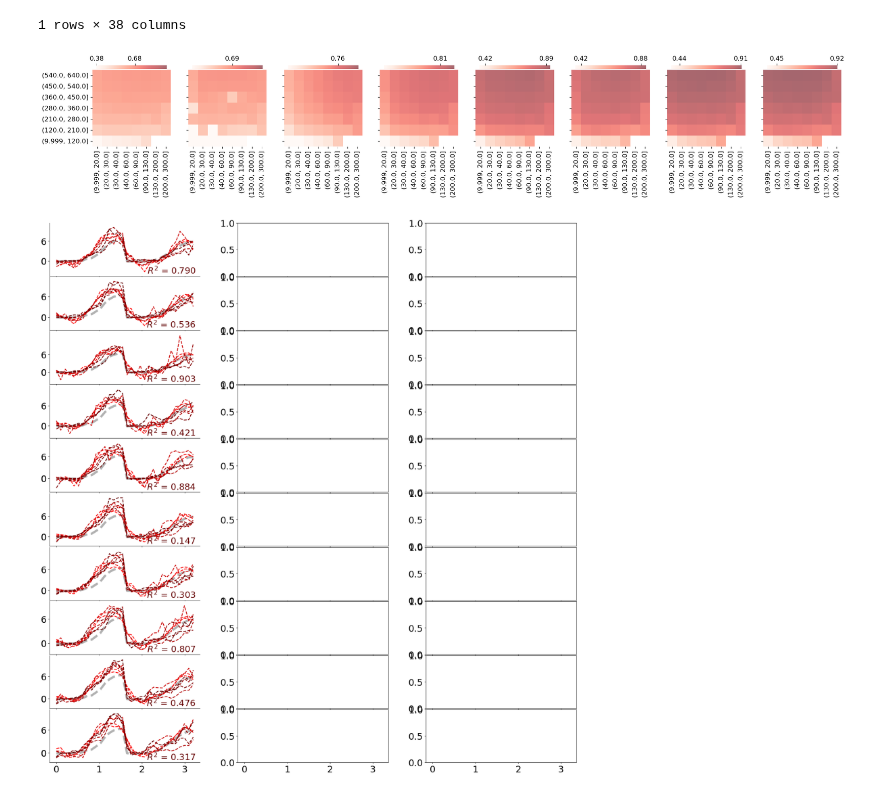
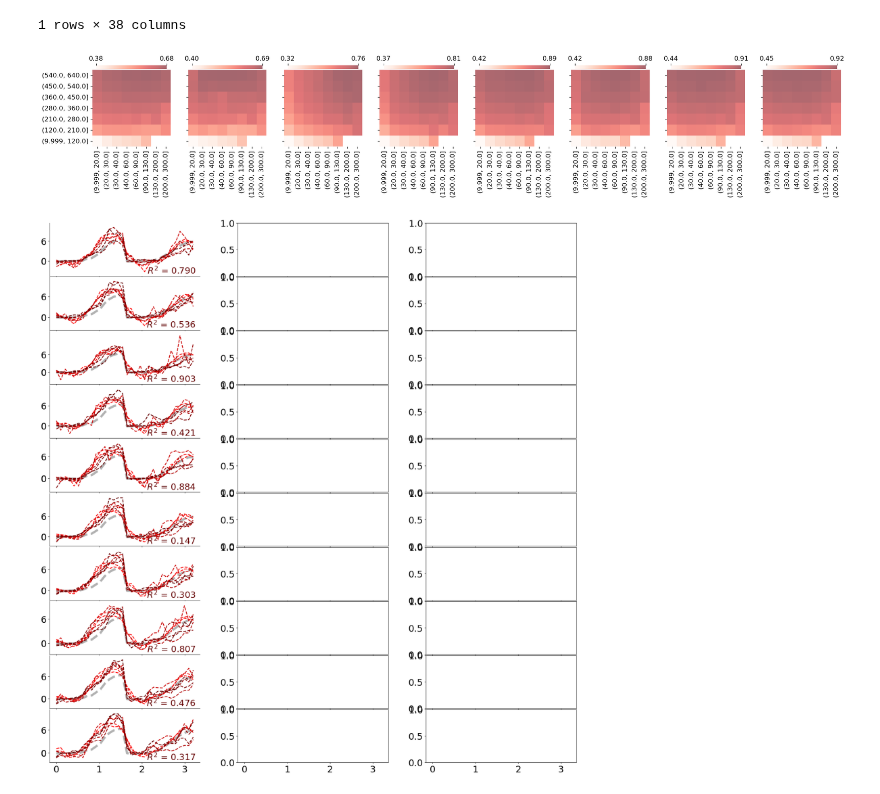
Before and after one commit to mayolabvision/NeuralDecoding, a Jupyter notebook: analyses/Manuscript_Plots.ipynb, the cells around one changed output. Drawn from its saved outputs; the diff is of its cells as text; code cells hidden in the pictures.

```diff
--- a/analyses/Manuscript_Plots.ipynb
+++ b/analyses/Manuscript_Plots.ipynb
@@ -981,7 +954,7 @@ df['inference_time'] = df['test_time'] + df['preProcessTime_corrected']
 
 df['train_time'] = df['train_time'] / 60
 
-#df = df[df['R2_mn'] >= 0]
+df = df[df['R2_mn'] >= 0]
 
 df.head(1)
 # %% [output]
@@ -1005,42 +978,43 @@ fig.tight_layout()
 
 for i,m in enumerate(df['model'].unique()):
 
-    DF = df.loc[(df['output']=='position') & (df['model']==m)]
+    DF = df.loc[(df['output']=='position')  & (df['model']==m)]
     dff = DF[['R2_mn','input_binWidth','input_timeWindow']]
+    #dff = dff.loc[(df['input_binWidth']>40) & (df['input_binWidth']<160) & (df['input_timeWindow']>79) & (df['input_timeWindow']<401)]
 
     if bin_type==0:
-        x_bin_width = (df['input_binWidth'].max() - df['input_binWidth'].min()) / desired_x_bins
-        y_bin_width = (df['input_timeWindow'].max() - df['input_timeWindow'].min()) / desired_y_bins
+        x_bin_width = (dff['input_binWidth'].max() - dff['input_binWidth'].min()) / desired_x_bins
+        y_bin_width = (dff['input_timeWindow'].max() - dff['input_timeWindow'].min()) / desired_y_bins
 
         df_m = dff.groupby([
             pd.cut(dff['input_binWidth'], bins=desired_x_bins, include_lowest=True),
             pd.cut(dff['input_timeWindow'], bins=desired_y_bins, include_lowest=True)
         ])["R2_mn"].mean().reset_index(name="R2")
     elif bin_type==1:
         df_m = dff.groupby([
             pd.qcut(dff['input_binWidth'], q=desired_x_bins, duplicates='drop'),
             pd.qcut(dff['input_timeWindow'], q=desired_y_bins, duplicates='drop')
         ])["R2_mn"].mean().reset_index(name="R2")
 
     # Pivot the data for heatmap
     result = df_m.pivot(index='input_timeWindow', columns='input_binWidth', values='R2')
 
     a = sns.heatmap(ax=ax[i], data=result, cmap="Reds", mask=result.isnull(), alpha=0.6,
-                    xticklabels=1, yticklabels=1, vmin=0.38, vmax=0.92,
+                    xticklabels=1, yticklabels=1,
                     cbar_kws={'location': 'top', 'ticks': [np.min(result), np.max(result)],
                                                             'orientation': 'horizontal', 'pad': 0.01, "shrink": 0.9,
                                                             'format': ticker.FuncFormatter(lambda x, pos: f'{x:.2f}')})
     #, vmin=0.42, vmax=0.91,
     a.invert_yaxis()
     plt.yticks(rotation=0)
     if mayo==0:
         a.set(xlabel=None)
         a.set(ylabel=None)
-        fig.savefig(fig_folder+'/r2htmp_inBinWidth-posVelAcc.png', dpi=600, bbox_inches='tight')
+        #fig.savefig(fig_folder+'/r2htmp_inBinWidth-posVelAcc.png', dpi=600, bbox_inches='tight')
     else:
         a.set_title(mdls[m], pad=30)
 # %% [output]
-[figure, old version]
+[figure, new version]
 # %%
 bws = [20,30,40,50,60,100,120,150,200,300]
 mayo = 0
```
Also changed, not shown: parts of 10 cells of this notebook, 4 other files.
